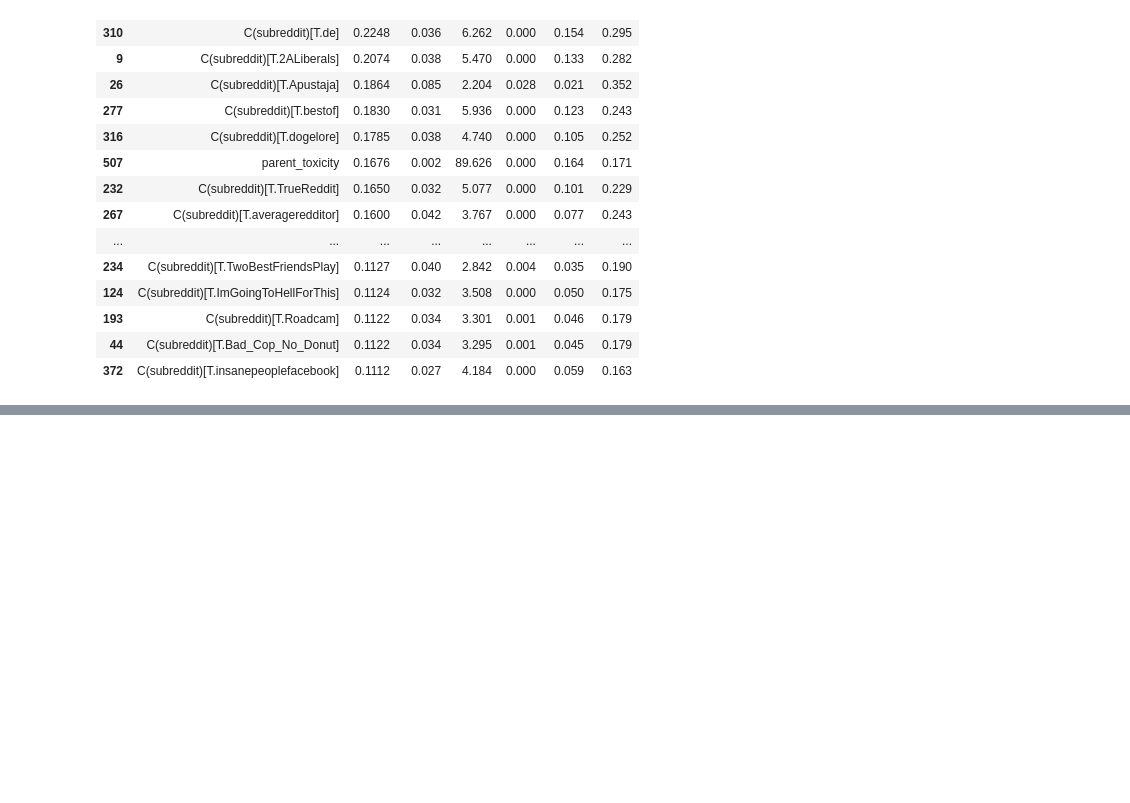
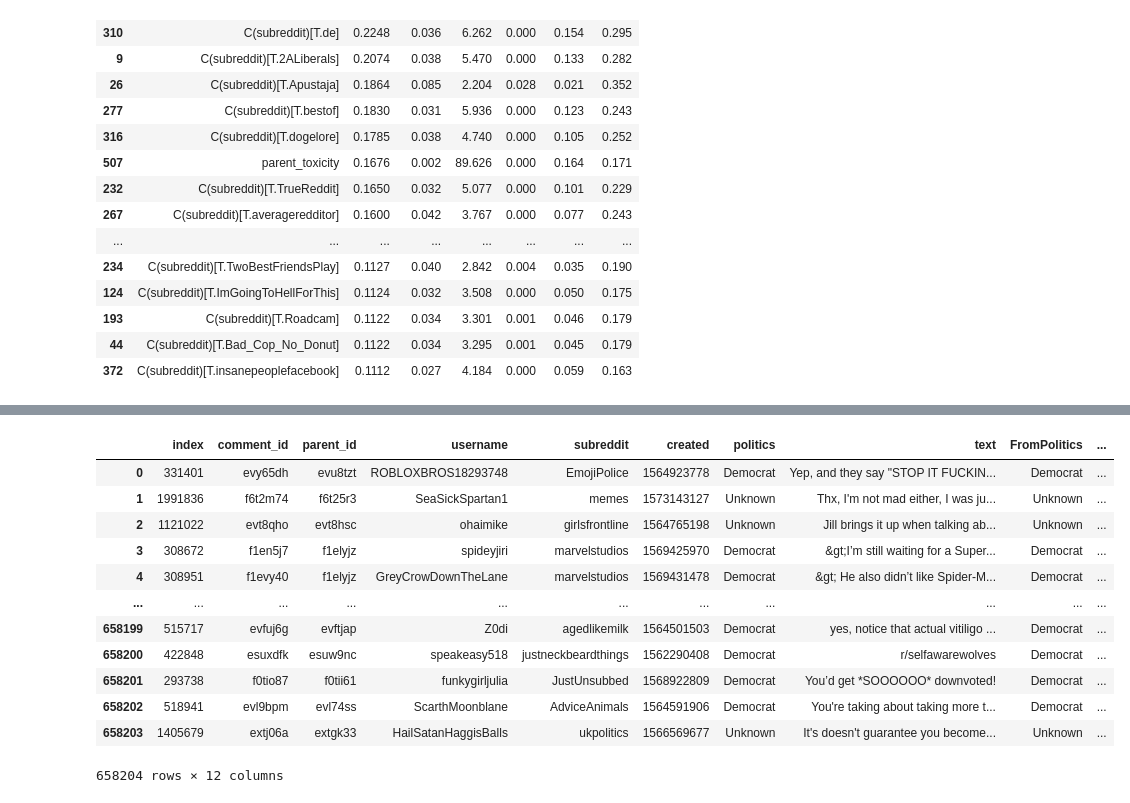
Before and after one commit to davidjurgens/reddit-political-affiliation, a Jupyter notebook: src/features/interactions/Untitled.ipynb, the cells around one changed output, grey strips where cells are left out. Cells and saved outputs as stored; diff of their text form; code cells hidden in the pictures; blank space fills up the shorter version.

```diff
--- a/src/features/interactions/Untitled.ipynb
+++ b/src/features/interactions/Untitled.ipynb
@@ -461,0 +477,3 @@ train_df_comments.head()
+# %%
+sub_data=all_inter_data[['comment_id','toxicity']]
+sub_data
@@ -461,0 +494,20 @@ train_df_comments.head()
+# %%
+aug_all_data=all_inter_data.merge(sub_data,left_on="parent_id",right_on="comment_id")
+# %%
+renamed_data=aug_all_data.rename(columns={'comment_id_x':'comment_id','toxicity_x':'toxicity','toxicity_y':'parent_toxicity'}).drop(columns=['Unnamed: 0','comment_id_y'])
+# %%
+renamed_data
+# %% [output]
+|  | index | comment_id | parent_id | username | subreddit | created | politics | text | FromPolitics | ... |
+| 0 | 331401 | evy65dh | evu8tzt | ROBLOXBROS18293748 | EmojiPolice | 1564923778 | Democrat | Yep, and they say "STOP IT FUCKIN... | Democrat | ... |
+| 1 | 1991836 | f6t2m74 | f6t25r3 | SeaSickSpartan1 | memes | 1573143127 | Unknown | Thx, I'm not mad either, I was ju... | Unknown | ... |
+| 2 | 1121022 | evt8qho | evt8hsc | ohaimike | girlsfrontline | 1564765198 | Unknown | Jill brings it up when talking ab... | Unknown | ... |
+| 3 | 308672 | f1en5j7 | f1elyjz | spideyjiri | marvelstudios | 1569425970 | Democrat | &gt;I’m still waiting for a Super... | Democrat | ... |
+| 4 | 308951 | f1evy40 | f1elyjz | GreyCrowDownTheLane | marvelstudios | 1569431478 | Democrat | &gt; He also didn’t like Spider-M... | Democrat | ... |
+| ... | ... | ... | ... | ... | ... | ... | ... | ... | ... | ... |
+| 658199 | 515717 | evfuj6g | evftjap | Z0di | agedlikemilk | 1564501503 | Democrat | yes, notice that actual vitiligo ... | Democrat | ... |
+| 658200 | 422848 | esuxdfk | esuw9nc | speakeasy518 | justneckbeardthings | 1562290408 | Democrat | r/selfawarewolves | Democrat | ... |
+| 658201 | 293738 | f0tio87 | f0tii61 | funkygirljulia | JustUnsubbed | 1568922809 | Democrat | You’d get *SOOOOOO* downvoted! | Democrat | ... |
+| 658202 | 518941 | evl9bpm | evl74ss | ScarthMoonblane | AdviceAnimals | 1564591906 | Democrat | You're taking about taking more t... | Democrat | ... |
+| 658203 | 1405679 | extj06a | extgk33 | HailSatanHaggisBalls | ukpolitics | 1566569677 | Unknown | It's doesn't guarantee you become... | Unknown | ... |
+658204 rows × 12 columns
```
Also changed, not shown: parts of 32 cells of this notebook, 1 other file.
